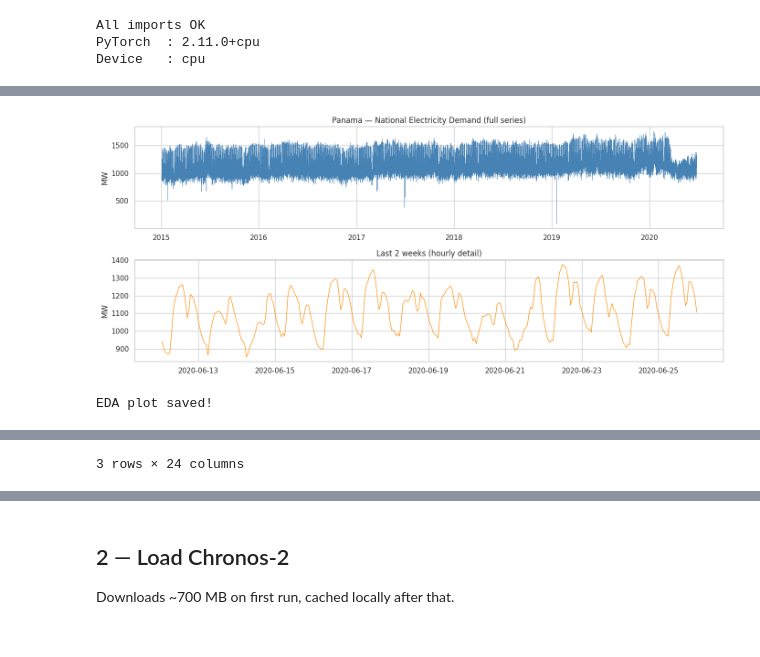
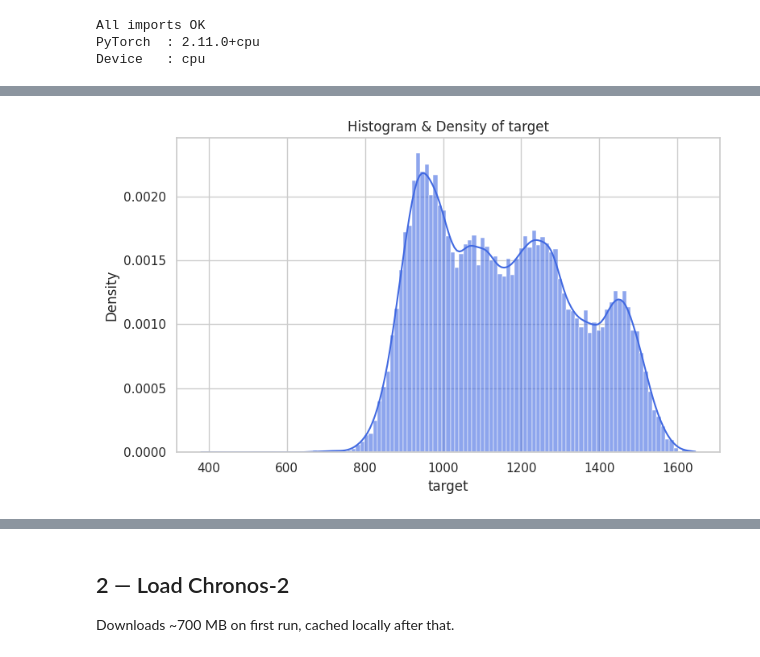
Before and after one commit to schmetti-kim/RCS_time_series_forecasting_electric_load, a Jupyter notebook: chronos_research/main.ipynb, the cells around one changed output, grey strips where cells are left out. Drawn from its saved outputs; the diff is of its cells as text; code cells hidden in the pictures.

```diff
--- a/chronos_research/main.ipynb
+++ b/chronos_research/main.ipynb
@@ -39,68 +38,13 @@ Device   : cpu
 # %%
-from pathlib import Path
+# LOAD & PREPROCESS DATA (Cleaned up via data_loader)
+pan_loaded_data = pan_load()  # Uses default continuous_dataset.csv
+print("\n--- Panama (PAN) Electricity Load Dataset ---")
+print(pan_loaded_data)
+pan_preprocessing(pan_loaded_data)
 
-# Hardcode the data path directly — bypasses any config.py path issues
-DATA_PATH = DATA_DIR / "raw" / "continuous dataset.csv"
-
-print("Looking for file at:", DATA_PATH)
-print("File exists:", DATA_PATH.exists())
-
-# Load raw CSV
-df_raw = pd.read_csv(DATA_PATH, parse_dates=["datetime"])
-df_raw = df_raw.sort_values("datetime").reset_index(drop=True)
-df_raw = df_raw.dropna(subset=["nat_demand"]).ffill()
-
-print(f"Loaded {len(df_raw):,} rows")
-print(f"Columns: {list(df_raw.columns)}")
-
-# Add calendar features
-df_raw["hour_sin"]   = np.sin(2 * np.pi * df_raw["datetime"].dt.hour / 24)
-df_raw["hour_cos"]   = np.cos(2 * np.pi * df_raw["datetime"].dt.hour / 24)
-df_raw["dow_sin"]    = np.sin(2 * np.pi * df_raw["datetime"].dt.dayofweek / 7)
-df_raw["dow_cos"]    = np.cos(2 * np.pi * df_raw["datetime"].dt.dayofweek / 7)
-df_raw["month_sin"]  = np.sin(2 * np.pi * df_raw["datetime"].dt.month / 12)
-df_raw["month_cos"]  = np.cos(2 * np.pi * df_raw["datetime"].dt.month / 12)
-df_raw["is_weekend"] = (df_raw["datetime"].dt.dayofweek >= 5).astype(float)
-
-# Split train / test (last 24 hours = test)
-PREDICTION_LENGTH = 24
-test_df  = df_raw.tail(PREDICTION_LENGTH).copy().reset_index(drop=True)
-train_df = df_raw.iloc[:-PREDICTION_LENGTH].copy().reset_index(drop=True)
-y_true   = test_df["nat_demand"].values
-
-print(f"\ntrain rows : {len(train_df):,}")
-print(f"test rows  : {len(test_df)}")
-print(f"test window: {test_df['datetime'].iloc[0]} → {test_df['datetime'].iloc[-1]}")
-
-# Covariate columns
-WEATHER_COLS   = [c for c in ["T2M","QV2M","TQL","W2M","PS"] if c in df_raw.columns]
-CALENDAR_COLS  = ["hour_sin","hour_cos","dow_sin","dow_cos","month_sin","month_cos","is_weekend"]
-CITY_COLS      = [c for c in ["T2M_toc","T2M_san","T2M_dav"] if c in df_raw.columns]
-COVARIATE_COLS = WEATHER_COLS + CALENDAR_COLS
-
-TARGET_COL    = "nat_demand"
-TIMESTAMP_COL = "datetime"
-SERIES_ID     = "panama_national"
-# RESULTS_DIR   = Path("results")
-RESULTS_DIR.mkdir(exist_ok=True)
-
-print(f"\nWeather cols  : {WEATHER_COLS}")
-print(f"City cols     : {CITY_COLS}")
-print(f"Covariate cols: {COVARIATE_COLS}")
-
-# Quick EDA plot
-fig, axes = plt.subplots(2, 1, figsize=(14, 6))
-axes[0].plot(train_df["datetime"], train_df["nat_demand"], lw=0.5, color="steelblue")
-axes[0].set_title("Panama — National Electricity Demand (full series)")
-axes[0].set_ylabel("MW")
-zoom = train_df.tail(24 * 14)
-axes[1].plot(zoom["datetime"], zoom["nat_demand"], lw=0.9, color="darkorange")
-axes[1].set_title("Last 2 weeks (hourly detail)")
-axes[1].set_ylabel("MW")
-plt.tight_layout()
-plt.savefig(RESULTS_DIR / "eda_demand.png", dpi=150)
-plt.show()
-print("EDA plot saved!")
-
-train_df.tail(3)
+# Display summary statistics and distribution of the target variable
+pan_context_df = pd.read_csv(DATA_DIR / "processed" / "pan_context_df.csv")
+print("\n--- Target Variable Summary Statistics ---")
+print(compute_summary_statistics(pan_context_df, columns=[TARGET_COLUMN]))
+plot_distribution(pan_context_df, columns=[TARGET_COLUMN])
 # %% [output]
@@ -119,2 +68 @@ Covariate cols: ['hour_sin', 'hour_cos', 'dow_sin', 'dow_cos', 'month_sin', 'mon
-[figure, old version]
+[figure, new version]
-EDA plot saved!
@@ -125 +68,0 @@ EDA plot saved!
-3 rows × 24 columns
```
Also changed, not shown: parts of 17 cells of this notebook, 34 other files.
